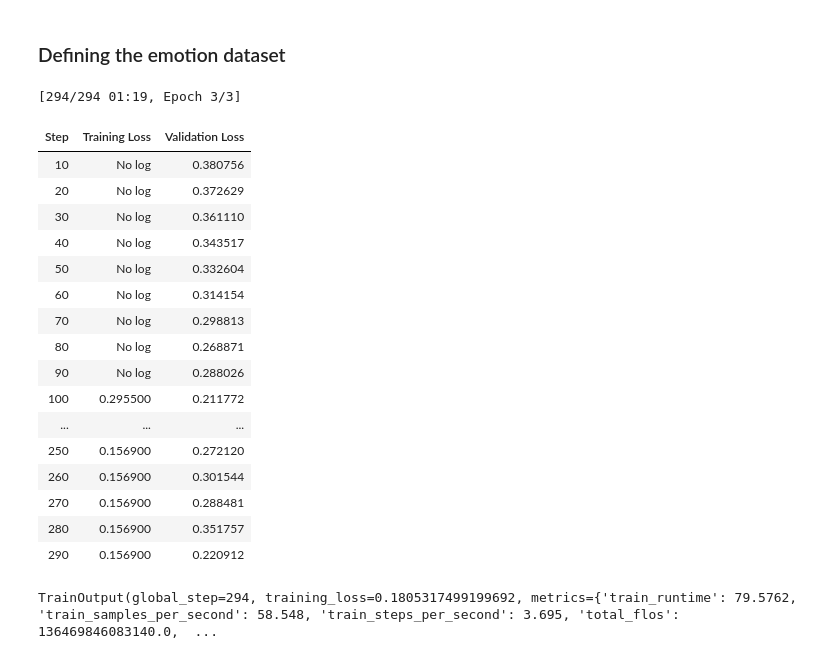
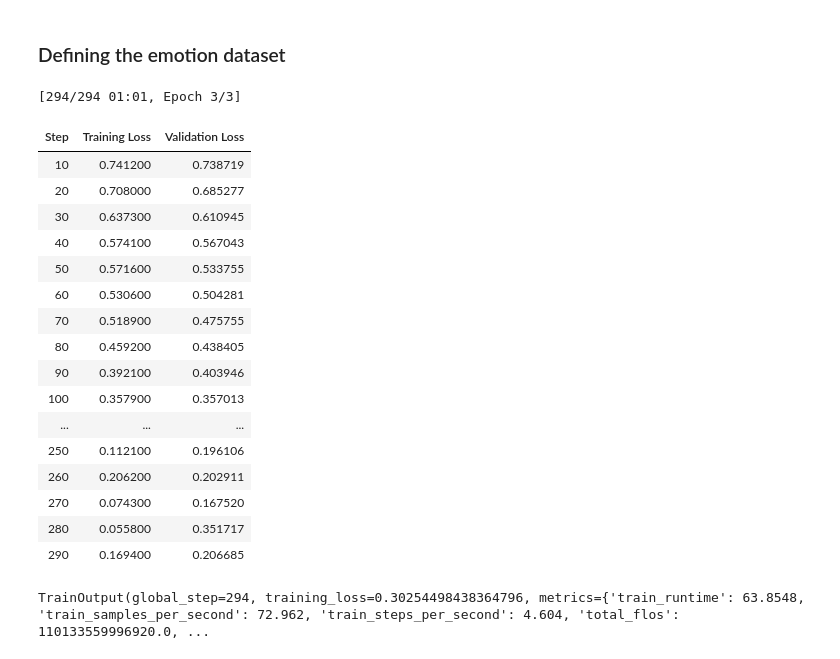
Before and after one commit to rgap/NMA-GoEmotions-Project, a Jupyter notebook: notebooks/8_model_building_bertClassifier_binary_trainerlosses.ipynb, the cells around one changed output. Drawn from its saved outputs; the diff is of its cells as text; code cells hidden in the pictures.

```diff
--- a/notebooks/8_model_building_bertClassifier_binary_trainerlosses.ipynb
+++ b/notebooks/8_model_building_bertClassifier_binary_trainerlosses.ipynb
@@ -166,52 +166,52 @@ class EmotionDataset(Dataset):
 # Prepare datasets
 train_dataset = EmotionDataset(X_train, attention_masks_train, y_train)
 validation_dataset = EmotionDataset(X_validation, attention_masks_validation, y_validation)
 
 # Define training arguments
 training_args = TrainingArguments(
     output_dir='./results',
     num_train_epochs=3,
     per_device_train_batch_size=16,
     per_device_eval_batch_size=16,
     warmup_steps=500,
     weight_decay=0.01,
     logging_dir='./logs',
-    logging_steps=100,
+    logging_steps=10,
     evaluation_strategy="steps",  # Evaluate every few steps
     eval_steps=10,  # Evaluate every 10 logging steps
     no_cuda=True if device.type != 'cuda' else False,
 )
 
 # Initialize Trainer
 trainer = Trainer(
     model=model,
     args=training_args,
     train_dataset=train_dataset,
     eval_dataset=validation_dataset
 )
 
 # Train the model
 trainer.train()
 # %% [output]
-[294/294 01:19, Epoch 3/3]
+[294/294 01:01, Epoch 3/3]
 | Step | Training Loss | Validation Loss |
-| 10 | No log | 0.380756 |
-| 20 | No log | 0.372629 |
-| 30 | No log | 0.361110 |
-| 40 | No log | 0.343517 |
-| 50 | No log | 0.332604 |
-| 60 | No log | 0.314154 |
-| 70 | No log | 0.298813 |
-| 80 | No log | 0.268871 |
-| 90 | No log | 0.288026 |
-| 100 | 0.295500 | 0.211772 |
+| 10 | 0.741200 | 0.738719 |
+| 20 | 0.708000 | 0.685277 |
+| 30 | 0.637300 | 0.610945 |
+| 40 | 0.574100 | 0.567043 |
+| 50 | 0.571600 | 0.533755 |
+| 60 | 0.530600 | 0.504281 |
+| 70 | 0.518900 | 0.475755 |
+| 80 | 0.459200 | 0.438405 |
+| 90 | 0.392100 | 0.403946 |
+| 100 | 0.357900 | 0.357013 |
 | ... | ... | ... |
-| 250 | 0.156900 | 0.272120 |
-| 260 | 0.156900 | 0.301544 |
-| 270 | 0.156900 | 0.288481 |
-| 280 | 0.156900 | 0.351757 |
-| 290 | 0.156900 | 0.220912 |
+| 250 | 0.112100 | 0.196106 |
+| 260 | 0.206200 | 0.202911 |
+| 270 | 0.074300 | 0.167520 |
+| 280 | 0.055800 | 0.351717 |
+| 290 | 0.169400 | 0.206685 |
-TrainOutput(global_step=294, training_loss=0.1805317499199692, metrics={'train_runtime': 79.5762, 'train_samples_per_second': 58.548, 'train_steps_per_second': 3.695, 'total_flos': 136469846083140.0,  ...
+TrainOutput(global_step=294, training_loss=0.30254498438364796, metrics={'train_runtime': 63.8548, 'train_samples_per_second': 72.962, 'train_steps_per_second': 4.604, 'total_flos': 110133559996920.0, ...
 # %%
 import matplotlib.pyplot as plt
 
```
Also changed, not shown: parts of 2 cells of this notebook, 2 other files.
